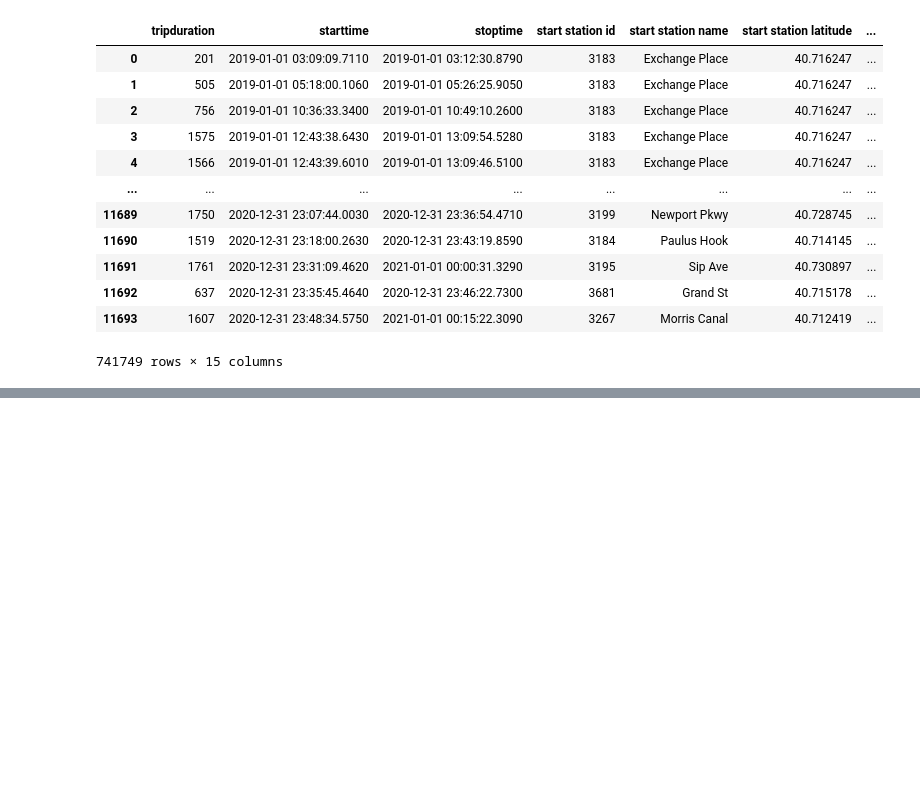
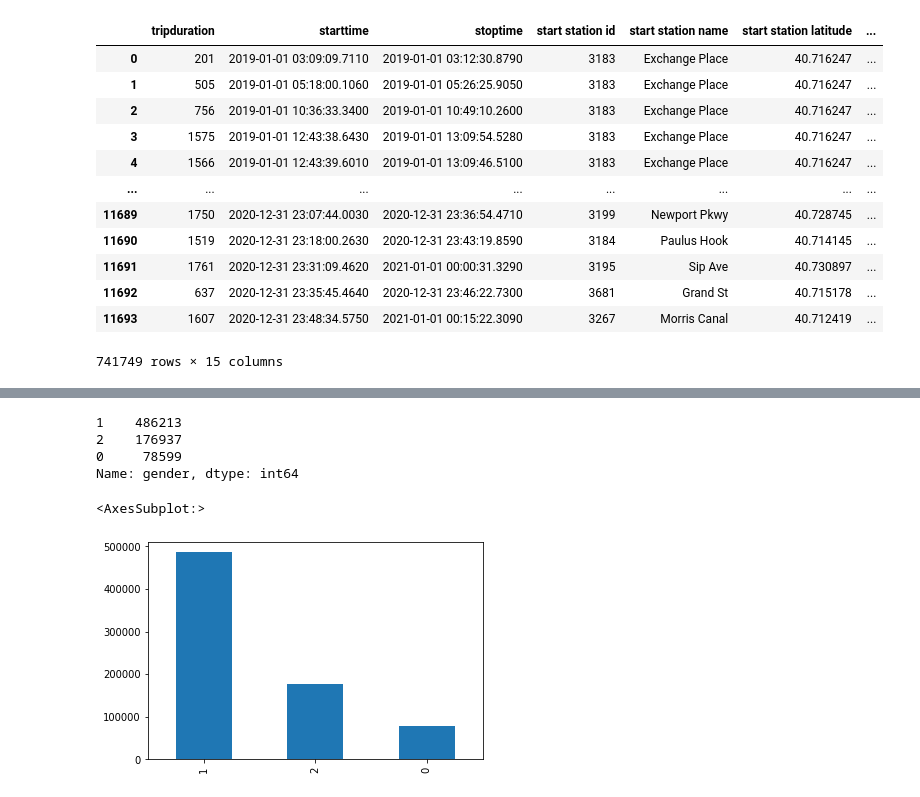
Before and after one commit to jstockdi-marstone/sledgeconf-python-talk, a Jupyter notebook: CitiBike-03-Demographics.ipynb, the cells around one changed output, grey strips where cells are left out. Drawn from its saved outputs; the diff is of its cells as text; code cells hidden in the pictures; blank space fills up the shorter version.

```diff
--- a/CitiBike-03-Demographics.ipynb
+++ b/CitiBike-03-Demographics.ipynb
@@ -35,3 +37,6 @@ df
 | 11692 | 637 | 2020-12-31 23:35:45.4640 | 2020-12-31 23:46:22.7300 | 3681 | Grand St | 40.715178 | ... |
 | 11693 | 1607 | 2020-12-31 23:48:34.5750 | 2021-01-01 00:15:22.3090 | 3267 | Morris Canal | 40.712419 | ... |
 741749 rows × 15 columns
+# %%
+df['startdt'] = pd.to_datetime(df['starttime'])
+df['startyear'] = pd.DatetimeIndex(df['startdt']).year
@@ -37,0 +53,13 @@ df
+# %%
+gender_df = df['gender'].value_counts()
+gender_df
+# %% [output]
+1    486213
+2    176937
+0     78599
+Name: gender, dtype: int64
+# %%
+gender_df.plot.bar()
+# %% [output]
+<AxesSubplot:>
+[figure, added]
```
Also changed, not shown: parts of 10 cells of this notebook, 3 other files.
